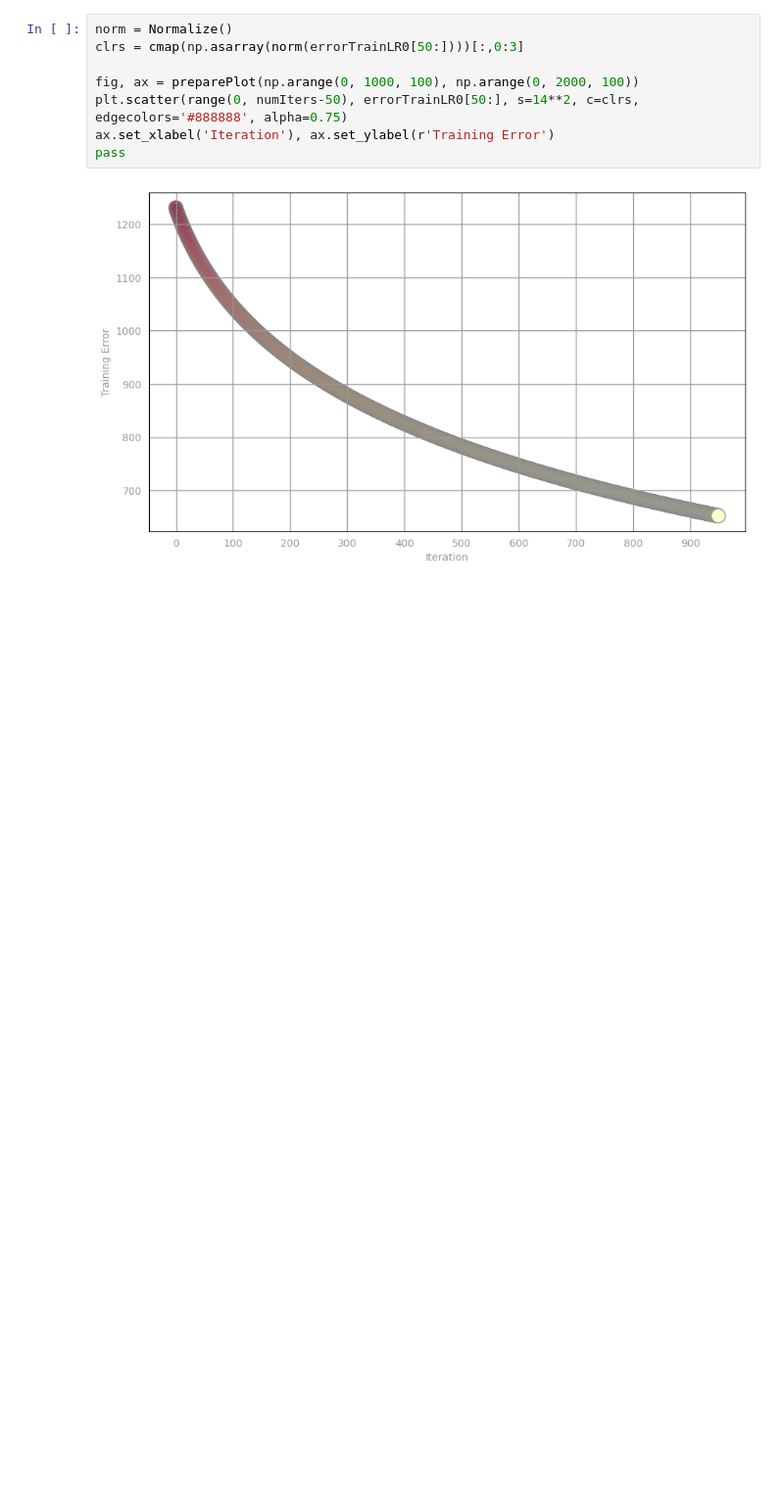
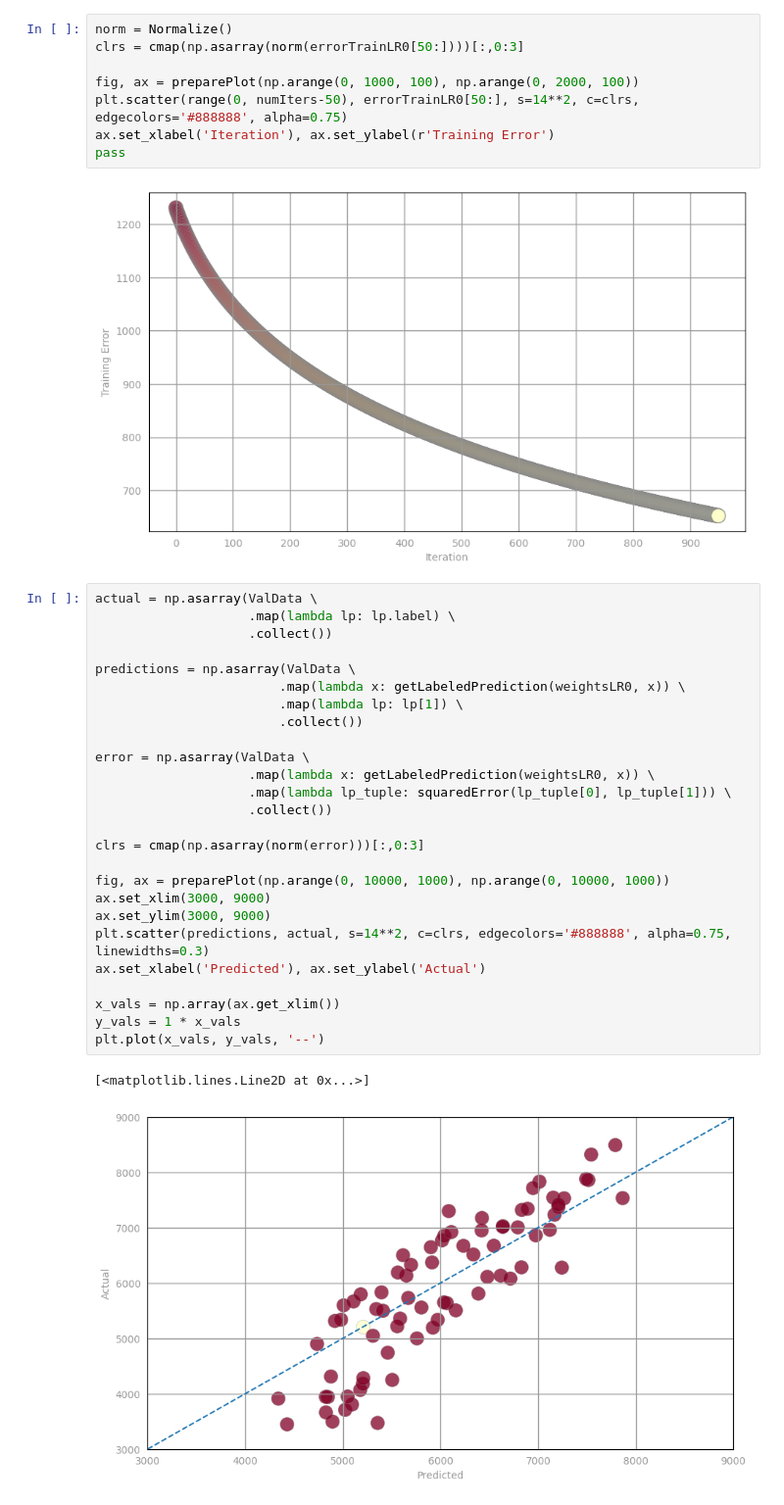
Before and after one commit to ptoyip/COMP4651_Final_Project, a Jupyter notebook: mlp.ipynb, the cells around one changed output. Shown: that part at 98% size. Saved outputs shown, nothing was run; the diff lists cells and outputs as text; blank space fills up the shorter version.

```diff
--- a/mlp.ipynb
+++ b/mlp.ipynb
@@ -231,3 +231,32 @@ ax.set_xlabel('Iteration'), ax.set_ylabel(r'Training Error')
 pass
 # %% [output]
 [figure]
+# %%
+actual = np.asarray(ValData \
+                    .map(lambda lp: lp.label) \
+                    .collect())
+
+predictions = np.asarray(ValData \
+                        .map(lambda x: getLabeledPrediction(weightsLR0, x)) \
+                        .map(lambda lp: lp[1]) \
+                        .collect())
+
+error = np.asarray(ValData \
+                    .map(lambda x: getLabeledPrediction(weightsLR0, x)) \
+                    .map(lambda lp_tuple: squaredError(lp_tuple[0], lp_tuple[1])) \
+                    .collect())
+
+clrs = cmap(np.asarray(norm(error)))[:,0:3]
+
+fig, ax = preparePlot(np.arange(0, 10000, 1000), np.arange(0, 10000, 1000))
+ax.set_xlim(3000, 9000)
+ax.set_ylim(3000, 9000)
+plt.scatter(predictions, actual, s=14**2, c=clrs, edgecolors='#888888', alpha=0.75, linewidths=0.3)
+ax.set_xlabel('Predicted'), ax.set_ylabel('Actual')
+
+x_vals = np.array(ax.get_xlim())
+y_vals = 1 * x_vals
+plt.plot(x_vals, y_vals, '--')
+# %% [output]
+[<matplotlib.lines.Line2D at 0x...>]
+[figure, added]
```
